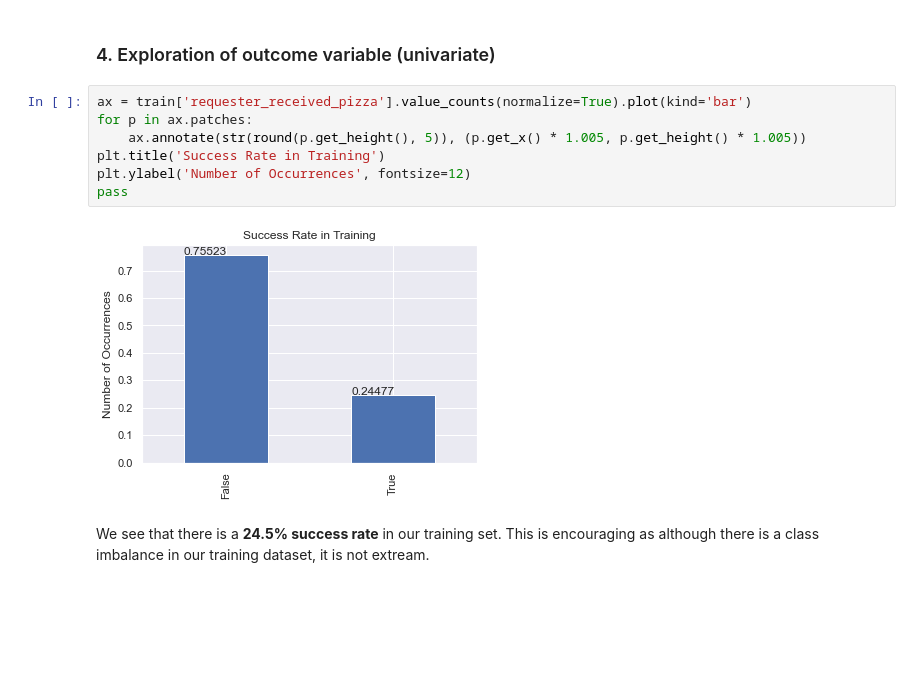
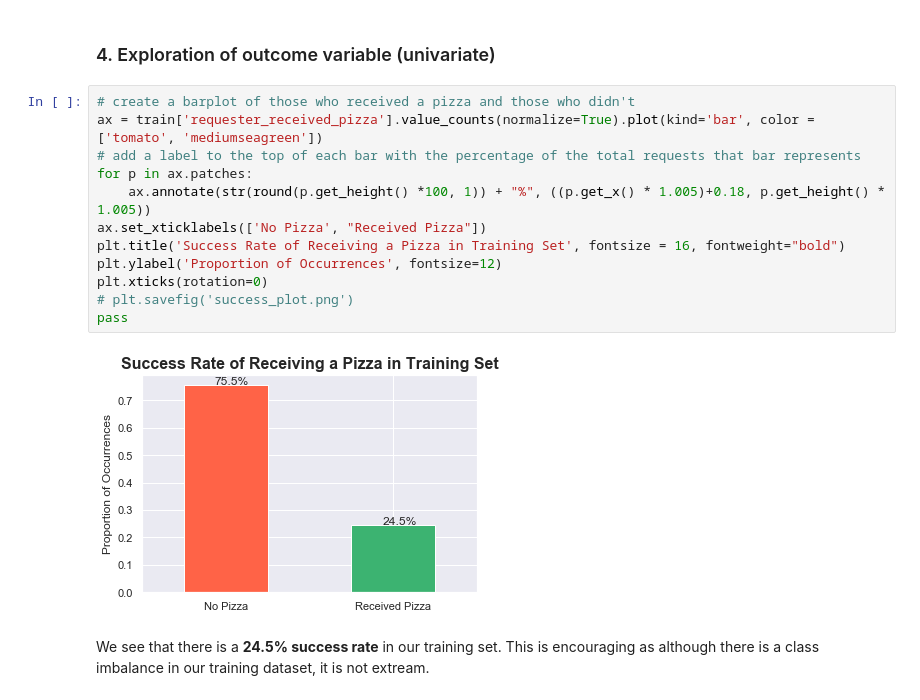
Before and after one commit to prakharm1/w207_project4, a Jupyter notebook: Baseline_Presentation.ipynb, the cells around one changed output. Cells and saved outputs as stored; diff of their text form; blank space fills up the shorter version.

Commit message:
Added plots for final presentation

```diff
--- a/Baseline_Presentation.ipynb
+++ b/Baseline_Presentation.ipynb
@@ -125,14 +128,19 @@ print(val.shape)
 # %% [markdown]
 ### 4. Exploration of outcome variable (univariate)
 # %%
-ax = train['requester_received_pizza'].value_counts(normalize=True).plot(kind='bar')
+# create a barplot of those who received a pizza and those who didn't
+ax = train['requester_received_pizza'].value_counts(normalize=True).plot(kind='bar', color = ['tomato', 'mediumseagreen'])
+# add a label to the top of each bar with the percentage of the total requests that bar represents
 for p in ax.patches:
-    ax.annotate(str(round(p.get_height(), 5)), (p.get_x() * 1.005, p.get_height() * 1.005))
-plt.title('Success Rate in Training')
-plt.ylabel('Number of Occurrences', fontsize=12)
+    ax.annotate(str(round(p.get_height() *100, 1)) + "%", ((p.get_x() * 1.005)+0.18, p.get_height() * 1.005))
+ax.set_xticklabels(['No Pizza', "Received Pizza"])
+plt.title('Success Rate of Receiving a Pizza in Training Set', fontsize = 16, fontweight="bold")
+plt.ylabel('Proportion of Occurrences', fontsize=12)
+plt.xticks(rotation=0)
+# plt.savefig('success_plot.png')
 pass
 # %% [output]
-[figure, old version]
+[figure, new version]
 # %% [markdown]
 We see that there is a **24.5% success rate** in our training set. This is encouraging as although there is a class imbalance in our training dataset, it is not extream.
 # %% [markdown]
```
Also changed, not shown: parts of 36 cells of this notebook.
